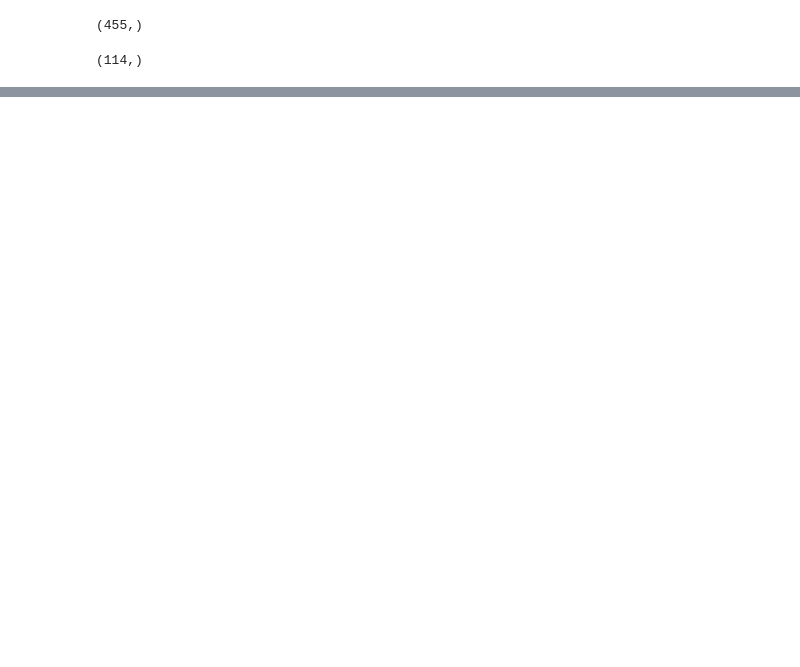
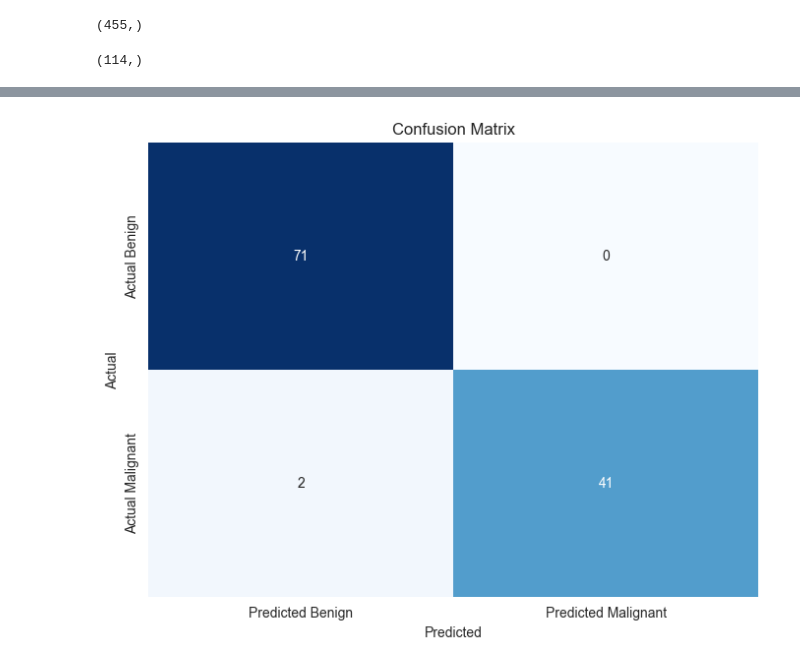
Before and after one commit to rizanB/breast-cancer, a Jupyter notebook: my.ipynb, the cells around one changed output, grey strips where cells are left out. Saved outputs shown, nothing was run; the diff lists cells and outputs as text; code cells hidden in the pictures; blank space fills up the shorter version.

```diff
--- a/my.ipynb
+++ b/my.ipynb
@@ -212,0 +274,2 @@ X_test = sc.fit_transform(X_test)
+# %%
+conf_matrix = confusion_matrix(y_test, y_pred)
@@ -212,0 +278,11 @@ X_test = sc.fit_transform(X_test)
+# %%
+conf_matrix_df = pd.DataFrame(conf_matrix, index=['Actual Benign', 'Actual Malignant'], columns=['Predicted Benign', 'Predicted Malignant'])
+# %%
+plt.figure(figsize=(8, 6))
+sns.heatmap(conf_matrix_df, annot=True, fmt='d', cmap='Blues', cbar=False)
+plt.title('Confusion Matrix')
+plt.xlabel('Predicted')
+plt.ylabel('Actual')
+plt.show()
+# %% [output]
+[figure, added]
```
Also changed, not shown: parts of 23 cells of this notebook, 2 other files.
